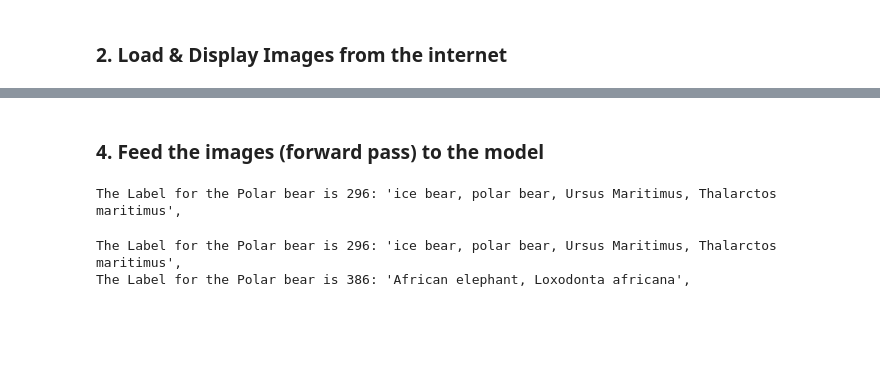
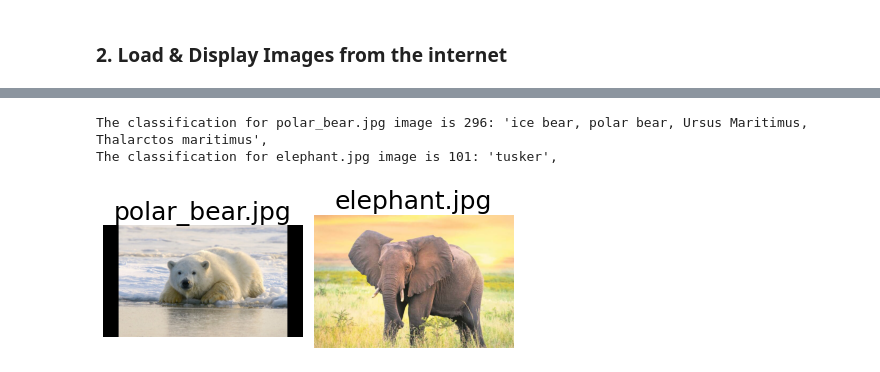
Before and after one commit to danatal29/HW2-CV, a Jupyter notebook: Untitled1.ipynb, the cells around one changed output, grey strips where cells are left out. Saved outputs shown, nothing was run; the diff lists cells and outputs as text; code cells hidden in the pictures; blank space fills up the shorter version.

```diff
--- a/Untitled1.ipynb
+++ b/Untitled1.ipynb
@@ -92,22 +85,27 @@ plot_images(internet_animals)
 # %%
-animal1=Image.open(internet_animals[0])
-animal2=Image.open(internet_animals[1])
+def pre_process_and_predict(image_path, labels, model, device=torch.device("cpu")):
+    # Load
+    img = Image.open(image_path)
+    # pre-processing
+    input_batch = pre_processing(img, device)
 
-input_batch = pre_processing(animal1, device)
+    # send to device
+    model = model.to(device)
+    input_batch = input_batch.to(device)
+
+    # forward pass
+    with torch.no_grad():
+        output = model(input_batch)
+        output = output.squeeze()
+        output_predictions = output.argmax()
+        top_prob, top_catid = torch.topk(output, 1)
+        img_name = image_path.split('/')[-1]
+        print("The classification for {0} image is {1}".format(img_name, labels[top_catid]))
 # %%
-# send to device
-model = model.to(device)
-input_batch = input_batch.to(device)
+plot_images(internet_animals)
+for i, path in enumerate(internet_animals):
+    pre_process_and_predict(path, labels,model, device)
+# %% [output]
+The classification for polar_bear.jpg image is 296: 'ice bear, polar bear, Ursus Maritimus, Thalarctos maritimus',
+The classification for elephant.jpg image is 101: 'tusker',
+[figure, added]
-# %% [markdown]
-### 4. Feed the images (forward pass) to the model
-# %%
-# forward pass
-with torch.no_grad():
-    output = model(input_batch)
-    output = output.squeeze()
-    output_predictions = output.argmax()
-    top_prob, top_catid = torch.topk(output, 1)
-    #print('\t', labels[top_catid], top_prob.item())
-    print(f'The Label for the Polar bear is {labels[top_catid]}')
-# %% [output]
-The Label for the Polar bear is 296: 'ice bear, polar bear, Ursus Maritimus, Thalarctos maritimus',
@@ -133,6 +111,0 @@ def pre_process_and_predict(image_path, labels, model, device=torch.device("cpu"
-# %%
-for i, path in enumerate(internet_animals):
-    pre_process_and_predict(path, labels,model, device)
-# %% [output]
-The Label for the Polar bear is 296: 'ice bear, polar bear, Ursus Maritimus, Thalarctos maritimus',
-The Label for the Polar bear is 386: 'African elephant, Loxodonta africana',
```
Also changed, not shown: parts of 13 cells of this notebook.
